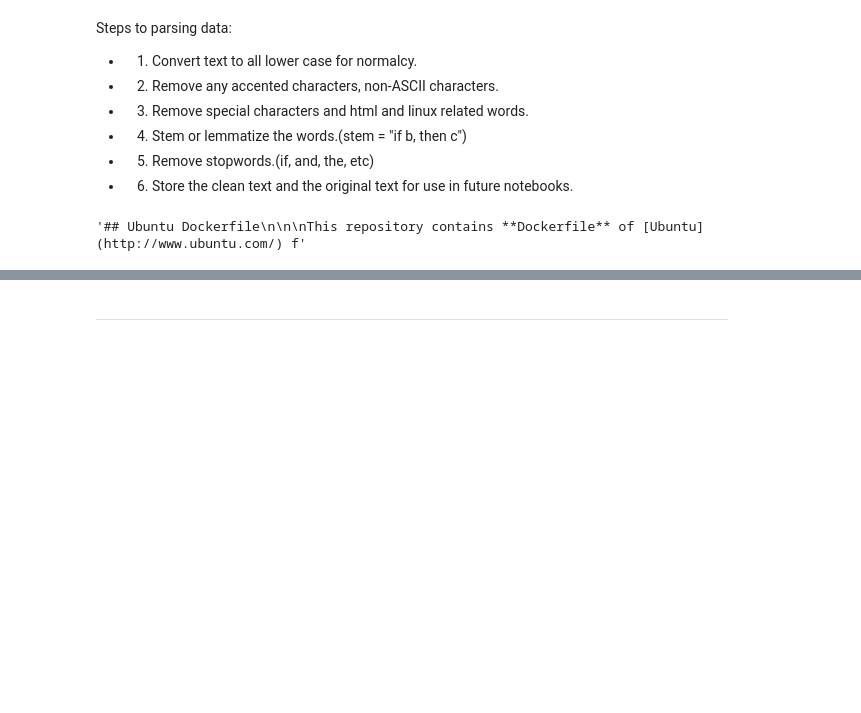
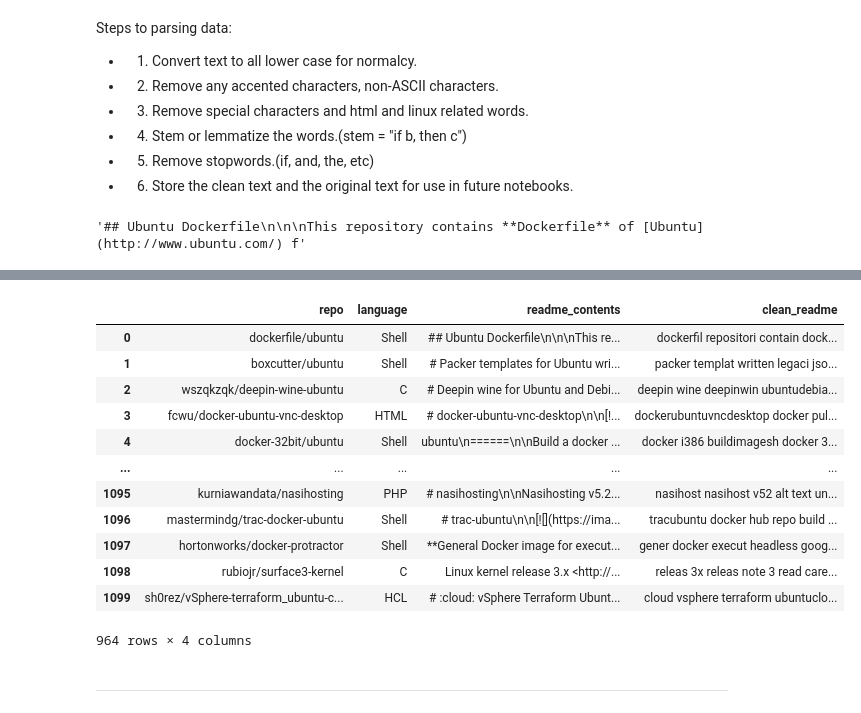
Before and after one commit to jemison-nlp-AnJeSt/github-NLP-project, a Jupyter notebook: Eyring-notebook.ipynb, the cells around one changed output, grey strips where cells are left out. Saved outputs shown, nothing was run; the diff lists cells and outputs as text; code cells hidden in the pictures; blank space fills up the shorter version.

```diff
--- a/Eyring-notebook.ipynb
+++ b/Eyring-notebook.ipynb
@@ -171,7 +182,43 @@ ADDITIONAL_STOPWORDS = [
     'archlinux',
     'git',
     'root',
-    'img'
+    'image',
+    'install',
+    'installed',
+    'installing',
+    'use',
+    'user',
+    'used',
+    'using',
+    'server',
+    'kernel',
+    'update',
+    'package',
+    'file',
+    'run',
+    'system',
+    'configure',
+    'configured',
+    'command',
+    'script',
+    'set',
+    'build',
+    'need',
+    'make',
+    'option',
+    'contain',
+    'contained',
+    1,
+    'server',
+    'update',
+    'updated',
+    'kerneled',
+    'version',
+    '1',
+    'download',
+    'create',
+    'default'
+
 ]
 
 def clean_data(text):
@@ -189,7 +236,7 @@ def clean_data(text):
     except ValueError:
         pass
 
-    return [ps.stem(word) for word in words if word not in stopwords]
+    return ' '.join([ps.stem(word) for word in words if word not in stopwords])
 # %%
 #grabbing text from df:
 ubuntu_corpus = ' '.join(ubuntu['readme_contents'])
@@ -202,3 +290,22 @@ ubuntu_corpus_list = clean_data(ubuntu_corpus)
+# %%
+#adding the clean function through the readme content and adding
+#onto a new column in the df:
+ubuntu['clean_readme'] = ubuntu.readme_contents.apply(clean_data)
+ubuntu
+# %% [output]
+|  | repo | language | readme_contents | clean_readme |
+| 0 | dockerfile/ubuntu | Shell | ## Ubuntu Dockerfile\n\n\nThis re... | dockerfil repositori contain dock... |
+| 1 | boxcutter/ubuntu | Shell | # Packer templates for Ubuntu wri... | packer templat written legaci jso... |
+| 2 | wszqkzqk/deepin-wine-ubuntu | C | # Deepin wine for Ubuntu and Debi... | deepin wine deepinwin ubuntudebia... |
+| 3 | fcwu/docker-ubuntu-vnc-desktop | HTML | # docker-ubuntu-vnc-desktop\n\n[!... | dockerubuntuvncdesktop docker pul... |
+| 4 | docker-32bit/ubuntu | Shell | ubuntu\n======\n\nBuild a docker ... | docker i386 buildimagesh docker 3... |
+| ... | ... | ... | ... | ... |
+| 1095 | kurniawandata/nasihosting | PHP | # nasihosting\n\nNasihosting v5.2... | nasihost nasihost v52 alt text un... |
+| 1096 | mastermindg/trac-docker-ubuntu | Shell | # trac-ubuntu\n\n[![](https://ima... | tracubuntu docker hub repo build ... |
+| 1097 | hortonworks/docker-protractor | Shell | **General Docker image for execut... | gener docker execut headless goog... |
+| 1098 | rubiojr/surface3-kernel | C | Linux kernel release 3.x <http://... | releas 3x releas note 3 read care... |
+| 1099 | sh0rez/vSphere-terraform_ubuntu-c... | HCL | # :cloud: vSphere Terraform Ubunt... | cloud vsphere terraform ubuntuclo... |
+964 rows × 4 columns
 # %% [markdown]
 ______________________________
 # %% [markdown]
```
Also changed, not shown: parts of 36 cells of this notebook, 1 other file.
